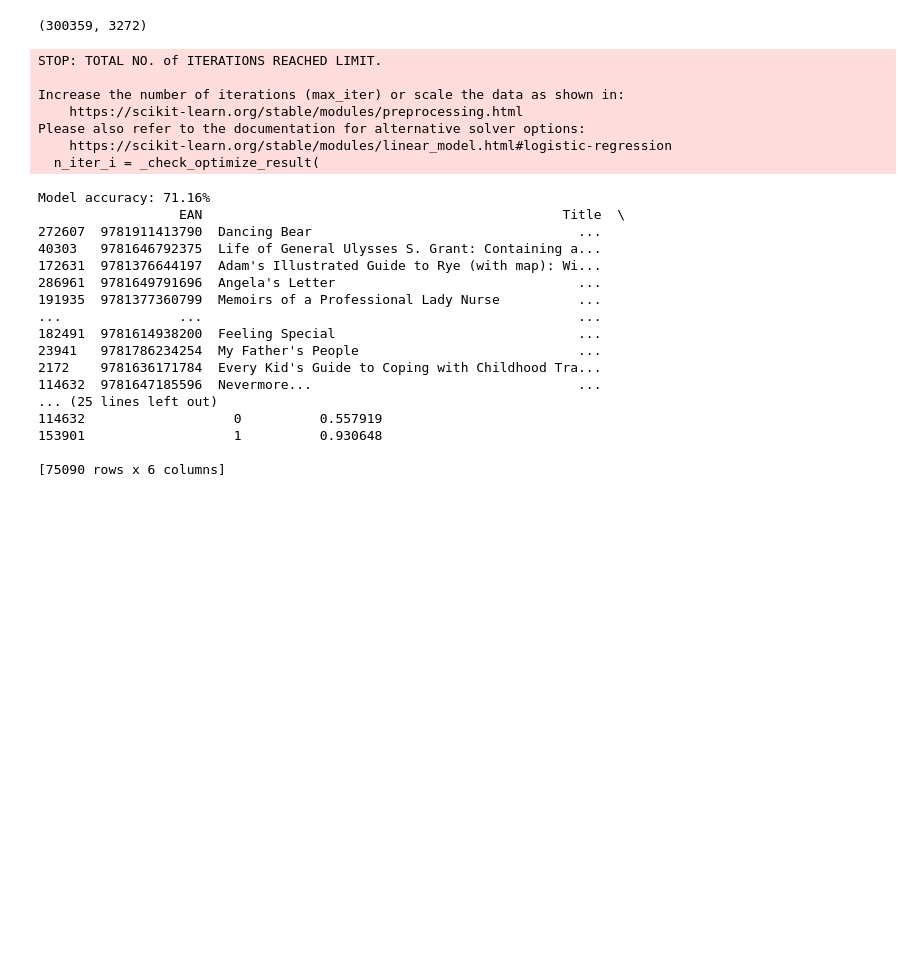
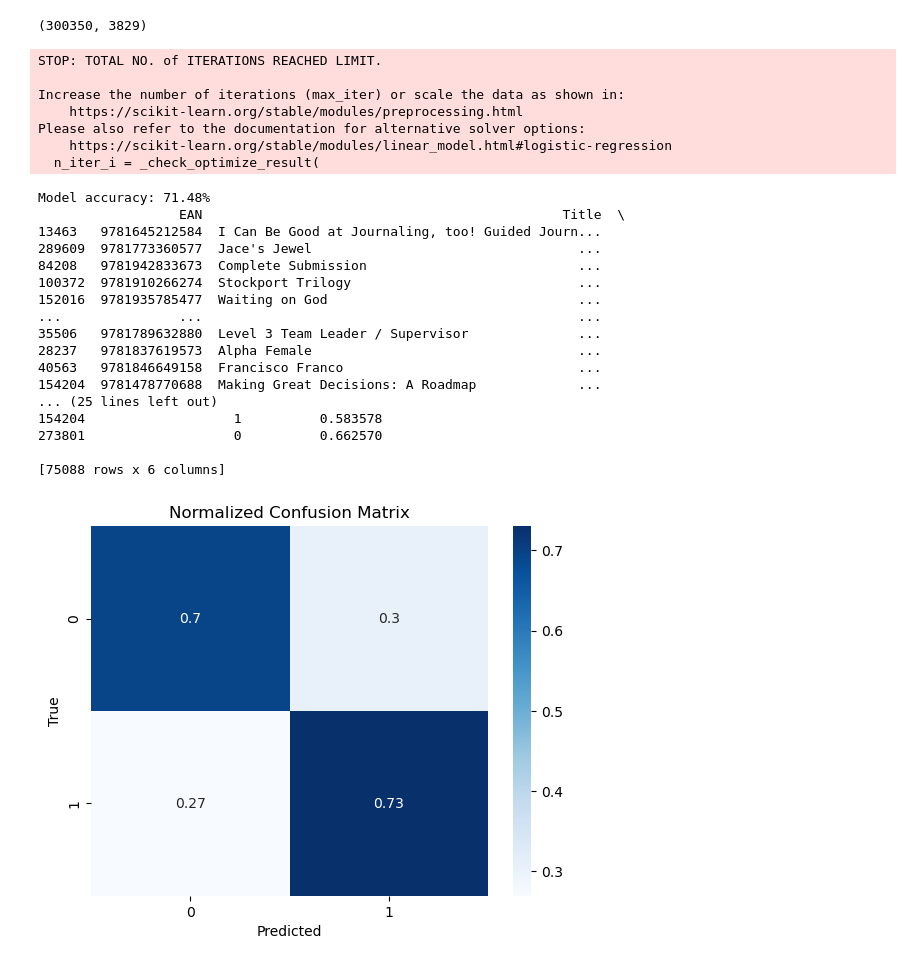
Before and after one commit to michialm/NLPClassifier, a Jupyter notebook: NLP Classifier Model 2.ipynb, the cells around one changed output. Drawn from its saved outputs; the diff is of its cells as text; code cells hidden in the pictures; blank space fills up the shorter version.

```diff
--- a/NLP Classifier Model 2.ipynb
+++ b/NLP Classifier Model 2.ipynb
@@ -33,12 +35,12 @@ memory usage: 20.6+ MB
 Titles = Titles.drop('Unnamed: 0', axis=1)
 Titles['EAN'] = Titles['EAN'].astype(str)
 # %%
-tfidf = TfidfVectorizer(sublinear_tf=True, min_df=1000, ngram_range=(1,1), stop_words='english')
+tfidf = TfidfVectorizer(sublinear_tf=True, min_df=1000, ngram_range=(1,2), stop_words='english')
 features = tfidf.fit_transform(Titles['Annotation Text']).toarray()
 labels = Titles.Category
 features.shape
 # %% [output]
-(300359, 3272)
+(300350, 3829)
 # %%
 Titles_train, Titles_test = train_test_split(Titles, random_state=42)
 # %%
@@ -90,20 +92,35 @@ Increase the number of iterations (max_iter) or scale the data as shown in:
 Please also refer to the documentation for alternative solver options:
     https://scikit-learn.org/stable/modules/linear_model.html#logistic-regression
   n_iter_i = _check_optimize_result(
-Model accuracy: 71.16%
+Model accuracy: 71.48%
                   EAN                                              Title  \
-272607  9781911413790  Dancing Bear                                  ...
-40303   9781646792375  Life of General Ulysses S. Grant: Containing a...
-172631  9781376644197  Adam's Illustrated Guide to Rye (with map): Wi...
-286961  9781649791696  Angela's Letter                               ...
-191935  9781377360799  Memoirs of a Professional Lady Nurse          ...
+13463   9781645212584  I Can Be Good at Journaling, too! Guided Journ...
+289609  9781773360577  Jace's Jewel                                  ...
+84208   9781942833673  Complete Submission                           ...
+100372  9781910266274  Stockport Trilogy                             ...
+152016  9781935785477  Waiting on God                                ...
 ...               ...                                                ...
-182491  9781614938200  Feeling Special                               ...
-23941   9781786234254  My Father's People                            ...
-2172    9781636171784  Every Kid's Guide to Coping with Childhood Tra...
-114632  9781647185596  Nevermore...                                  ...
+35506   9781789632880  Level 3 Team Leader / Supervisor              ...
+28237   9781837619573  Alpha Female                                  ...
+40563   9781846649158  Francisco Franco                              ...
+154204  9781478770688  Making Great Decisions: A Roadmap             ...
 ... (25 lines left out)
-114632                   0          0.557919
-153901                   1          0.930648
+154204                   1          0.583578
+273801                   0          0.662570
 
-[75090 rows x 6 columns]
+[75088 rows x 6 columns]
+# %%
+# Create a confusion matrix
+cm = confusion_matrix(y_test, y_pred)
+
+# Normalize the confusion matrix
+cm_normalized = cm.astype('float') / cm.sum(axis=1)[:, np.newaxis]
+
+# Plot the confusion matrix as a heatmap
+sns.heatmap(cm_normalized, annot=True, cmap='Blues')
+plt.xlabel('Predicted')
+plt.ylabel('True')
+plt.title('Normalized Confusion Matrix')
+plt.show()
+# %% [output]
+[figure, added]
```
Also changed, not shown: parts of 5 cells of this notebook.
